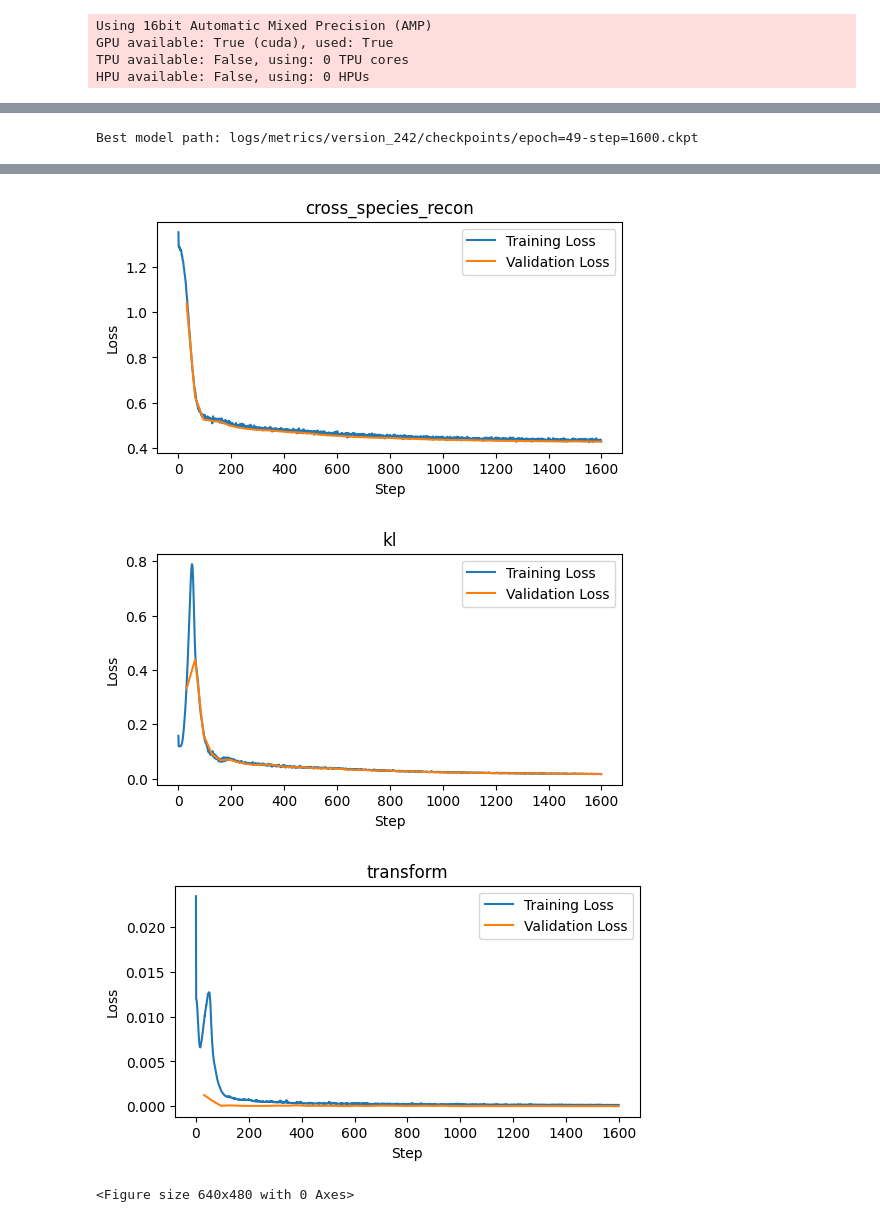
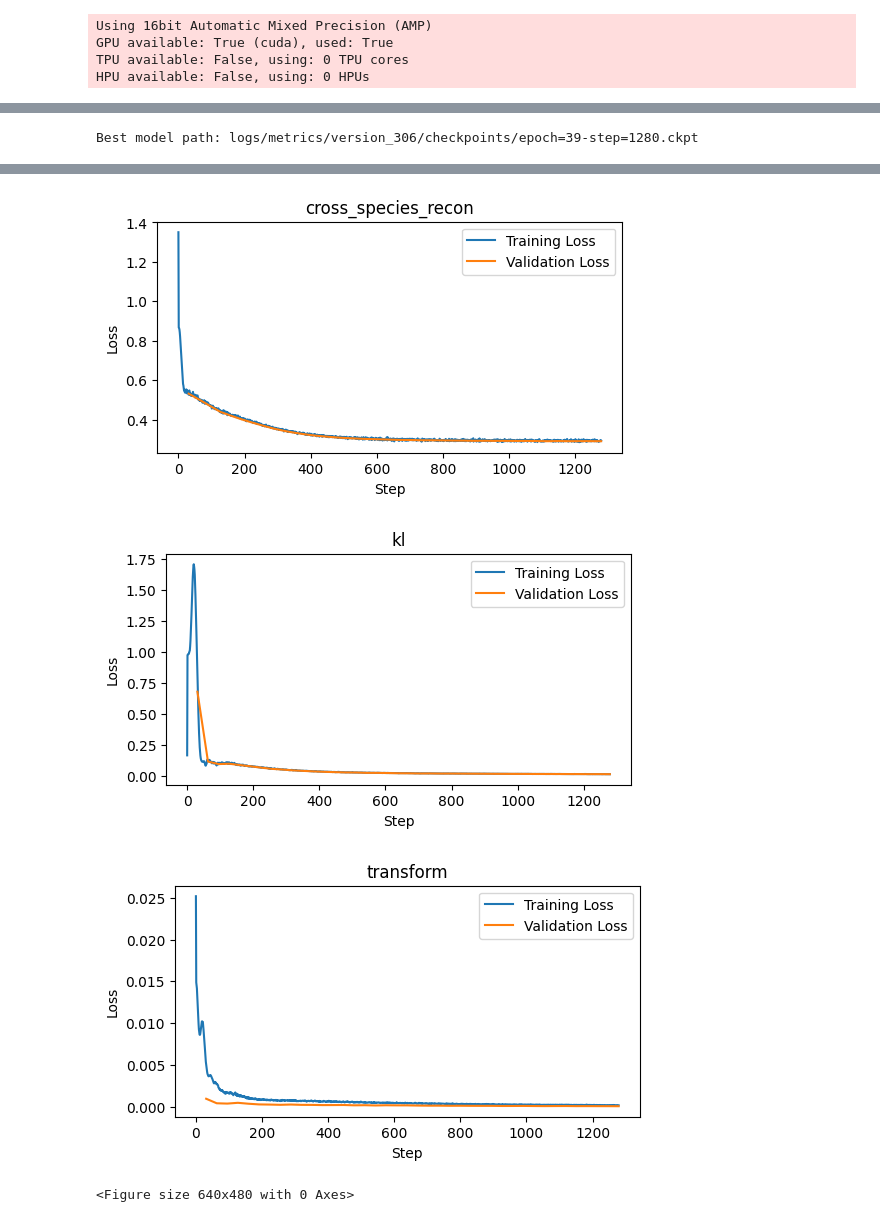
Before and after one commit to atarashansky/cross-species-vae, a Jupyter notebook: vae-emb.ipynb, the cells around one changed output, grey strips where cells are left out. Drawn from its saved outputs; the diff is of its cells as text; code cells hidden in the pictures.

```diff
--- a/vae-emb.ipynb
+++ b/vae-emb.ipynb
@@ -113,7 +164,7 @@ data_module = CrossSpeciesDataModule(
     val_split=0.001,
     test_split=0.001,
     yield_pairwise=False,
-    subsample_size=30000,
+    subsample_size=10000,
     subsample_by={
         "wagner": "cell_type",
         "briggs": "cell_type",
@@ -142,13 +193,16 @@ species_vocab_sizes = data_module.species_vocab_sizes
 # Initialize the model using data module properties
 model = CrossSpeciesVAE(
     species_vocab_sizes=species_vocab_sizes,
-    embedding_weights=emb_data,
-    # homology_edges=homology_edges,
+    homology_edges=homology_edges,
+    homology_scores=homology_scores,
     batch_size=batch_size,
+    cross_species_recon_weight=1.0,
+    direct_recon_weight=1.0,
     transform_weight=0.1,
-    base_learning_rate=1e-3,
-    min_learning_rate=1e-5,
-    warmup_epochs=5.0
+    base_learning_rate=1e-2,
+    min_learning_rate=1e-4,
+    warmup_data=1.0,
+    homology_score_momentum=0.9,
 )
 
 early_stopping = EarlyStopping(
@@ -212,5 +282,5 @@ Metric val_loss improved by 0.360 >= min_delta = 0.0. New best score: 1.056
 # %%
-# Load the latest version
+,# Load the latest version
 version = max([int(d.split('_')[-1]) for d in glob('logs/metrics/version_*')])
 df = pd.read_csv(f'logs/metrics/version_{version}/metrics.csv')
 
@@ -258,4 +328,4 @@ print("Best model path:", best_model_path)
 # }
 # torch.save(save_dict, f'manual_checkpoint_epoch_{99}.pt')
 # %% [output]
-Best model path: logs/metrics/version_242/checkpoints/epoch=49-step=1600.ckpt
+Best model path: logs/metrics/version_306/checkpoints/epoch=39-step=1280.ckpt
@@ -263,4 +333,4 @@ Best model path: logs/metrics/version_242/checkpoints/epoch=49-step=1600.ckpt
-[figure, old version]
+[figure, new version]
-[figure, old version]
+[figure, new version]
-[figure, old version]
+[figure, new version]
 # %%
```
Also changed, not shown: parts of 25 cells of this notebook, 5 other files.
